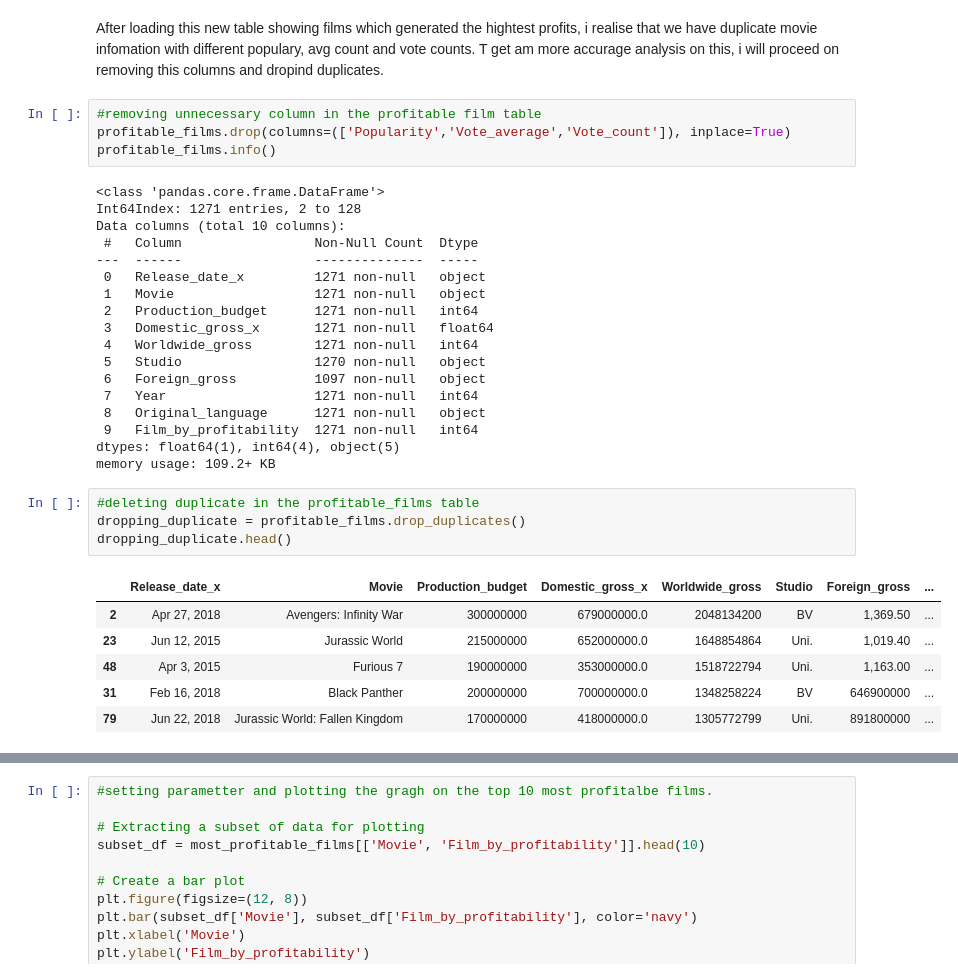
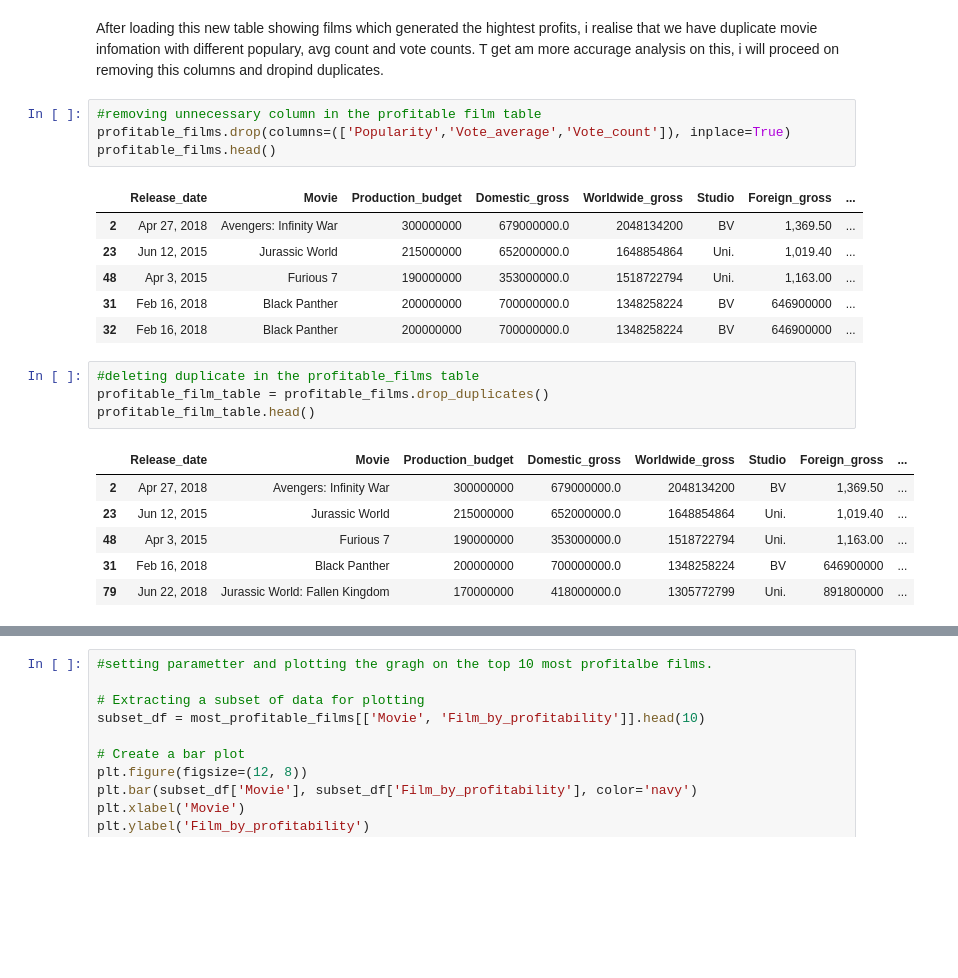
Before and after one commit to ruth-kitasi/Microsoft-movie-studio-project, a Jupyter notebook: index.ipynb, the cells around one changed output, grey strips where cells are left out. Saved outputs shown, nothing was run; the diff lists cells and outputs as text; blank space fills up the shorter version.

```diff
--- a/index.ipynb
+++ b/index.ipynb
@@ -367,31 +361,20 @@ T get am more accurage analysis on this, i will proceed  on removing this column
 # %%
 #removing unnecessary column in the profitable film table
 profitable_films.drop(columns=(['Popularity','Vote_average','Vote_count']), inplace=True)
-profitable_films.info()
+profitable_films.head()
 # %% [output]
-<class 'pandas.core.frame.DataFrame'>
-Int64Index: 1271 entries, 2 to 128
-Data columns (total 10 columns):
- #   Column                 Non-Null Count  Dtype
----  ------                 --------------  -----
- 0   Release_date_x         1271 non-null   object
- 1   Movie                  1271 non-null   object
- 2   Production_budget      1271 non-null   int64
- 3   Domestic_gross_x       1271 non-null   float64
- 4   Worldwide_gross        1271 non-null   int64
- 5   Studio                 1270 non-null   object
- 6   Foreign_gross          1097 non-null   object
- 7   Year                   1271 non-null   int64
- 8   Original_language      1271 non-null   object
- 9   Film_by_profitability  1271 non-null   int64
-dtypes: float64(1), int64(4), object(5)
-memory usage: 109.2+ KB
+|  | Release_date | Movie | Production_budget | Domestic_gross | Worldwide_gross | Studio | Foreign_gross | ... |
+| 2 | Apr 27, 2018 | Avengers: Infinity War | 300000000 | 679000000.0 | 2048134200 | BV | 1,369.50 | ... |
+| 23 | Jun 12, 2015 | Jurassic World | 215000000 | 652000000.0 | 1648854864 | Uni. | 1,019.40 | ... |
+| 48 | Apr 3, 2015 | Furious 7 | 190000000 | 353000000.0 | 1518722794 | Uni. | 1,163.00 | ... |
+| 31 | Feb 16, 2018 | Black Panther | 200000000 | 700000000.0 | 1348258224 | BV | 646900000 | ... |
+| 32 | Feb 16, 2018 | Black Panther | 200000000 | 700000000.0 | 1348258224 | BV | 646900000 | ... |
 # %%
 #deleting duplicate in the profitable_films table
-dropping_duplicate = profitable_films.drop_duplicates()
-dropping_duplicate.head()
+profitable_film_table = profitable_films.drop_duplicates()
+profitable_film_table.head()
 # %% [output]
-|  | Release_date_x | Movie | Production_budget | Domestic_gross_x | Worldwide_gross | Studio | Foreign_gross | ... |
+|  | Release_date | Movie | Production_budget | Domestic_gross | Worldwide_gross | Studio | Foreign_gross | ... |
 | 2 | Apr 27, 2018 | Avengers: Infinity War | 300000000 | 679000000.0 | 2048134200 | BV | 1,369.50 | ... |
 | 23 | Jun 12, 2015 | Jurassic World | 215000000 | 652000000.0 | 1648854864 | Uni. | 1,019.40 | ... |
 | 48 | Apr 3, 2015 | Furious 7 | 190000000 | 353000000.0 | 1518722794 | Uni. | 1,163.00 | ... |
```
Also changed, not shown: parts of 31 cells of this notebook.
